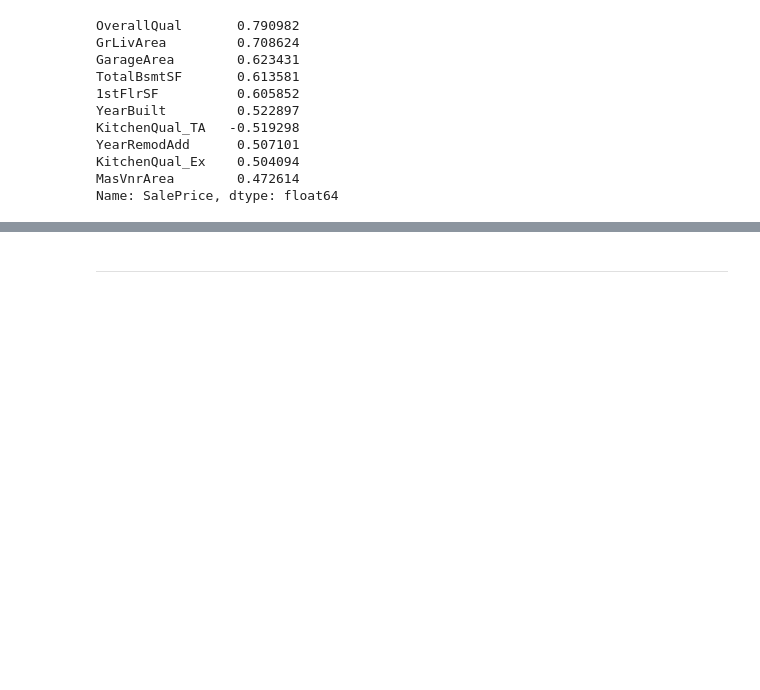
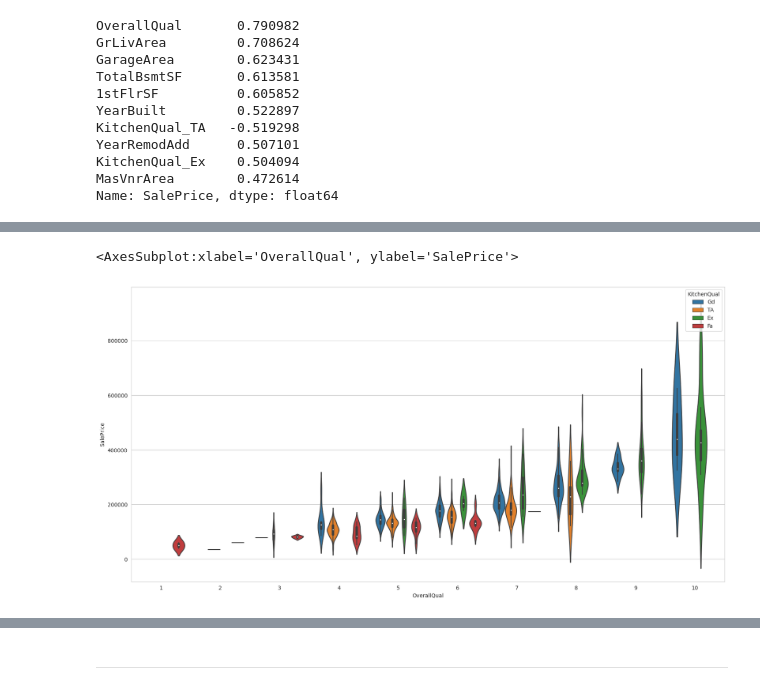
Before and after one commit to gfpkelly1986/milestone-project-heritage-housing-issues, a Jupyter notebook: jupyter_notebooks/Data-Understanding.ipynb, the cells around one changed output, grey strips where cells are left out. Drawn from its saved outputs; the diff is of its cells as text; code cells hidden in the pictures; blank space fills up the shorter version.

```diff
--- a/jupyter_notebooks/Data-Understanding.ipynb
+++ b/jupyter_notebooks/Data-Understanding.ipynb
@@ -305,0 +410,6 @@ Name: SalePrice, dtype: float64
+# %%
+fig = plt.figure(figsize=(20, 10))
+sns.violinplot(data=df_further_analyis, x=df_further_analyis['OverallQual'], y=df_further_analyis['SalePrice'], hue='KitchenQual')
+# %% [output]
+<AxesSubplot:xlabel='OverallQual', ylabel='SalePrice'>
+[figure, added]
```
Also changed, not shown: parts of 31 cells of this notebook.
